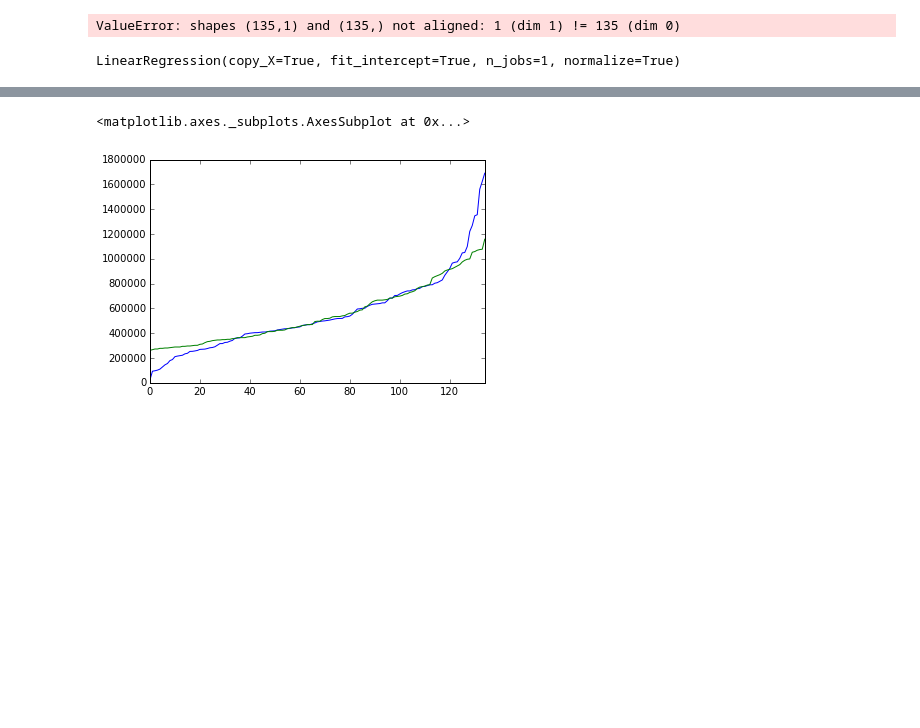
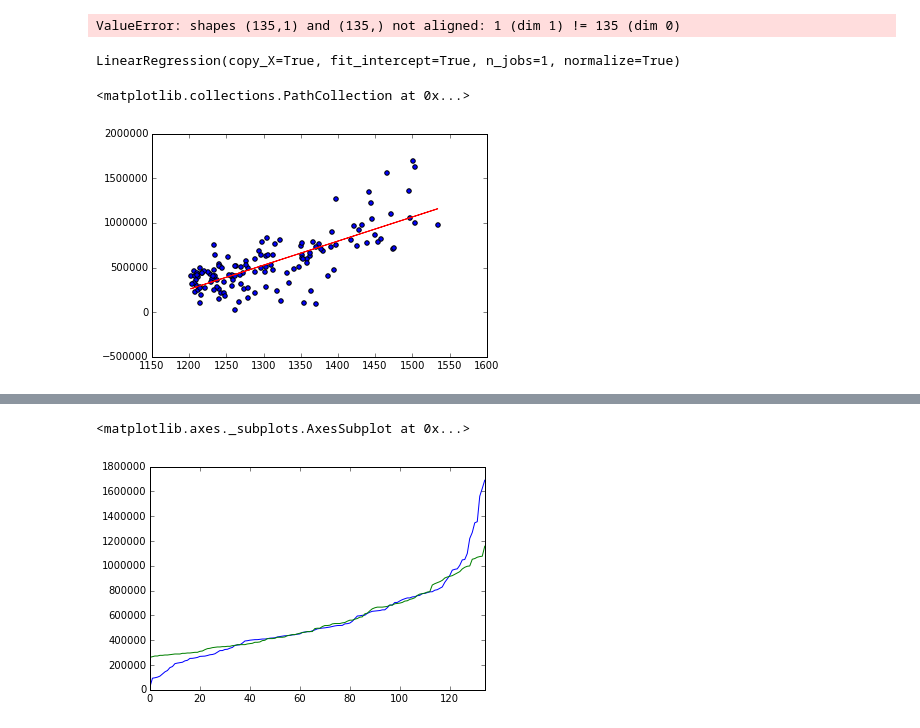
Before and after one commit to marekduda13/Capstone, a Jupyter notebook: Second Workbook.ipynb, the cells around one changed output, grey strips where cells are left out. Saved outputs shown, nothing was run; the diff lists cells and outputs as text; code cells hidden in the pictures; blank space fills up the shorter version.

```diff
--- a/Second Workbook.ipynb
+++ b/Second Workbook.ipynb
@@ -914,2 +914,9 @@ lrmodel.fit(X_full[['SAT_AVG', 'SA']], y)
 # %% [output]
 LinearRegression(copy_X=True, fit_intercept=True, n_jobs=1, normalize=True)
+# %%
+y_SAT = lrmodel.predict(X_full.SAT_AVG.reshape(135, 1))
+plt.plot(X_full.SAT_AVG, y_SAT, 'r')
+plt.scatter(X_full.SAT_AVG, y)
+# %% [output]
+<matplotlib.collections.PathCollection at 0x...>
+[figure, added]
```
Also changed, not shown: parts of 12 cells of this notebook.
